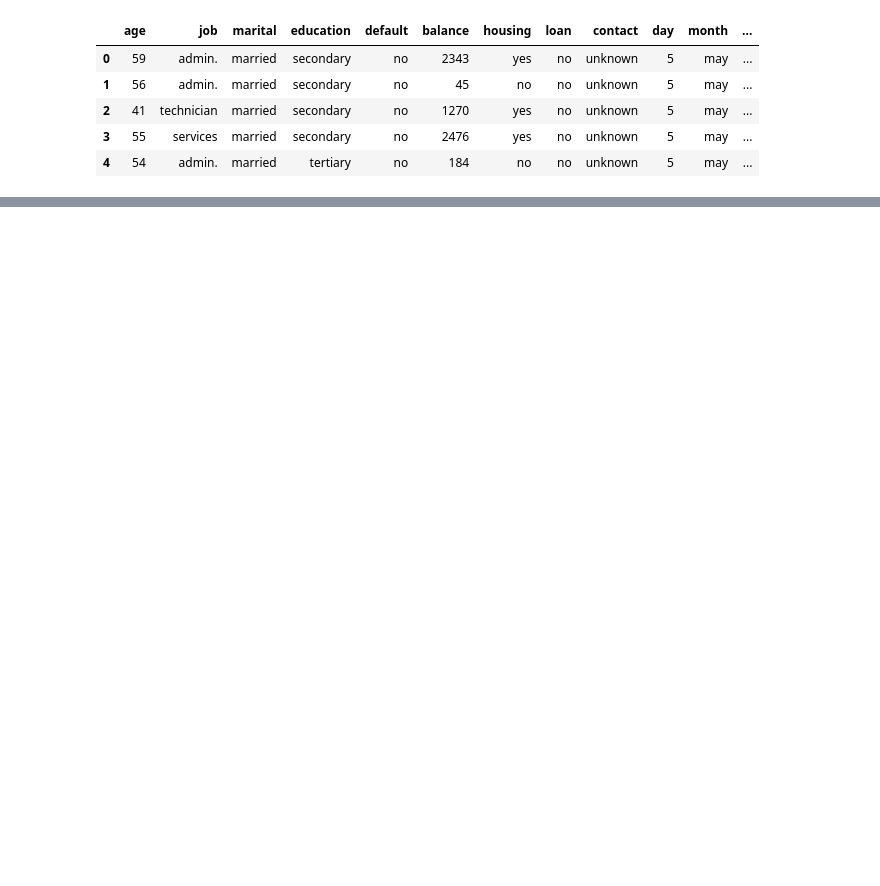
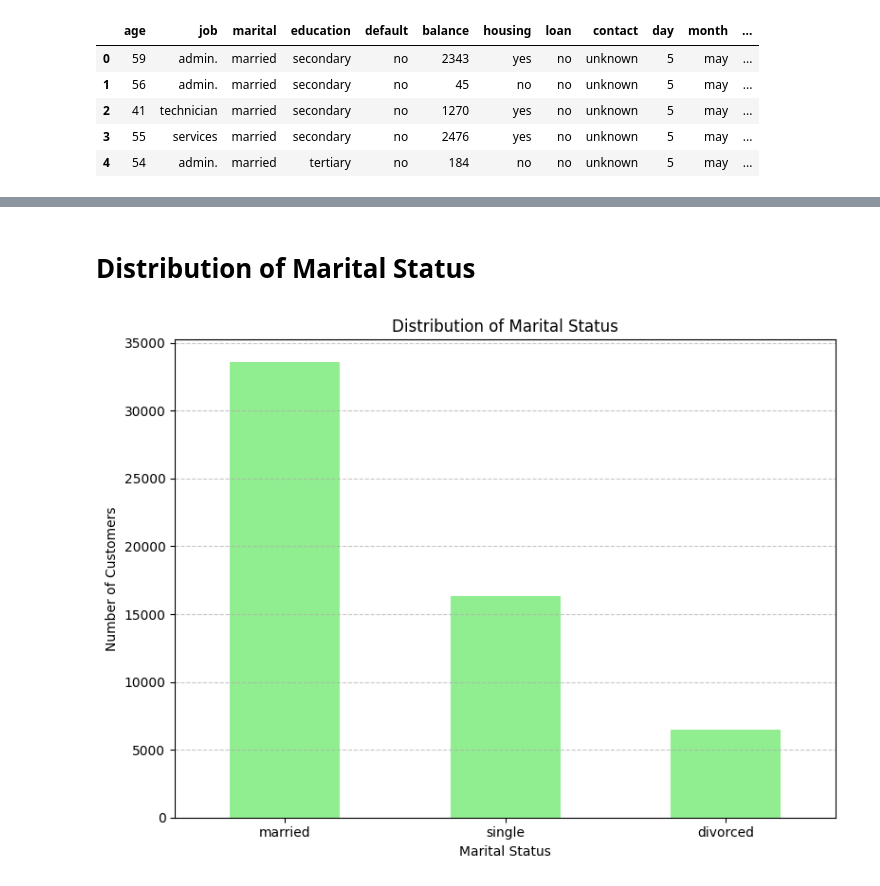
Before and after one commit to nikhilbansal23/Bank-Customer-Target-Marketing, a Jupyter notebook: bank-customer-target-marketing.ipynb, the cells around one changed output, grey strips where cells are left out. Saved outputs shown, nothing was run; the diff lists cells and outputs as text; code cells hidden in the pictures; blank space fills up the shorter version.

Commit message:
Kaggle Notebook | Bank  Customer Target Marketing | Version 3

```diff
--- a/bank-customer-target-marketing.ipynb
+++ b/bank-customer-target-marketing.ipynb
@@ -56,0 +75,18 @@ plt.show()
+# %% [markdown]
+# Distribution of Marital Status
+# %%
+# Calculate distribution of customers based on marital status
+marital_distribution = df['marital'].value_counts()
+
+# Plotting
+plt.figure(figsize=(8, 6))
+marital_distribution.plot(kind='bar', color='lightgreen')
+plt.title('Distribution of Marital Status')
+plt.xlabel('Marital Status')
+plt.ylabel('Number of Customers')
+plt.xticks(rotation=0)
+plt.grid(axis='y', linestyle='--', alpha=0.7)
+plt.tight_layout()
+plt.show()
+# %% [output]
+[figure, added]
```
Also changed, not shown: parts of 21 cells of this notebook.
